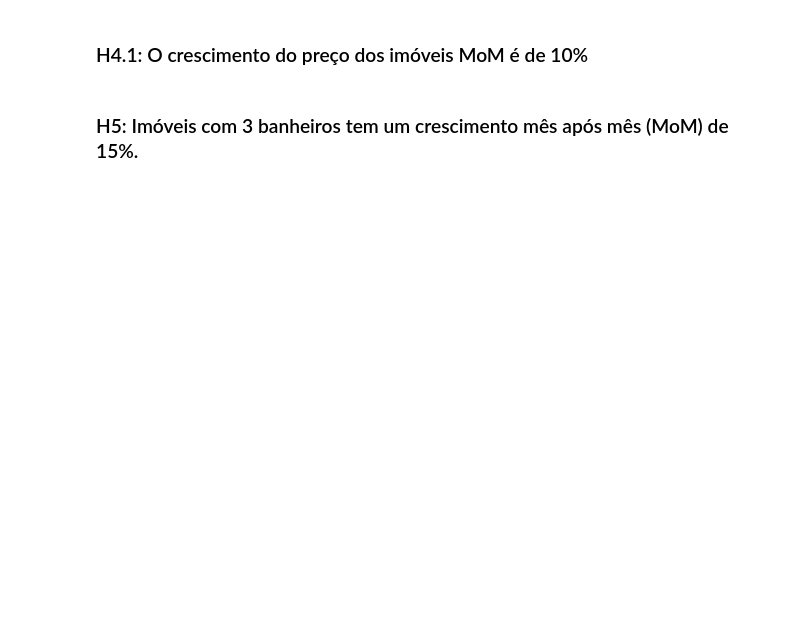
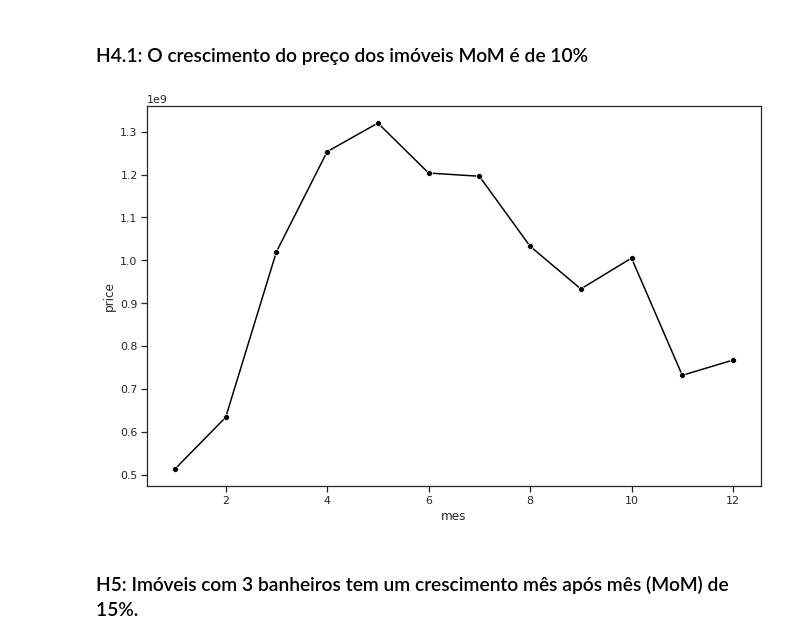
Before and after one commit to rsoliveirac/Python_do_zero_ao_DS, a Jupyter notebook: Projeto-Insight.ipynb, the cells around one changed output. Drawn from its saved outputs; the diff is of its cells as text; code cells hidden in the pictures; blank space fills up the shorter version.

```diff
--- a/Projeto-Insight.ipynb
+++ b/Projeto-Insight.ipynb
@@ -257,11 +263,16 @@ sns.barplot(h4['ano'], h4['price']);
 # %%
 df['mes'] = df['date'].dt.month
 
 h41 =  df[['mes', 'price']].groupby('mes').sum().reset_index()
 #plt.bar(h41['mes'], h41['price'])
 
-
-sns.barplot(h41['mes'], h41['price']);
+sns.set_theme(style="ticks")
+sns.set_context('notebook')
+sns.lineplot(data = h41, x = 'mes',  y = 'price',
+             markers = True, style = (1), legend = False,
+             color = 'black');
+# %% [output]
+[figure, added]
 # %% [markdown]
 ###  H5: Imóveis com 3 banheiros tem um crescimento mês após mês (MoM) de 15%.
 # %%
```
Also changed, not shown: parts of 9 cells of this notebook, 1 other file.
